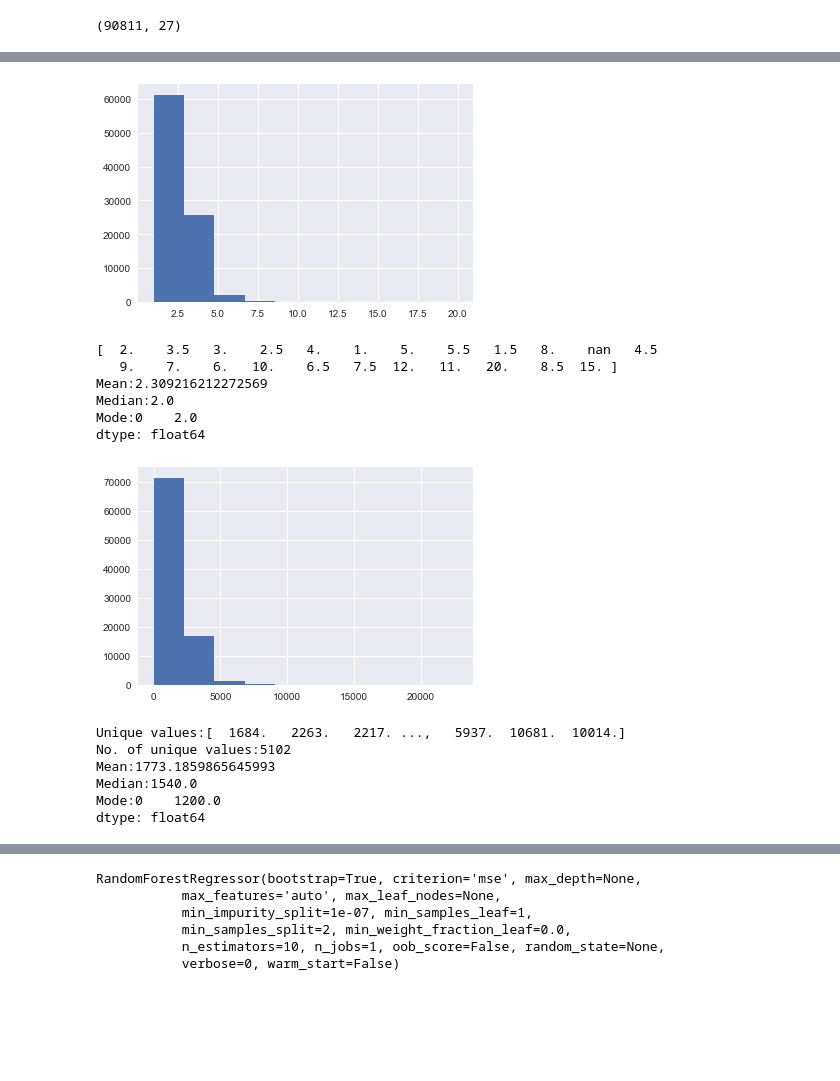
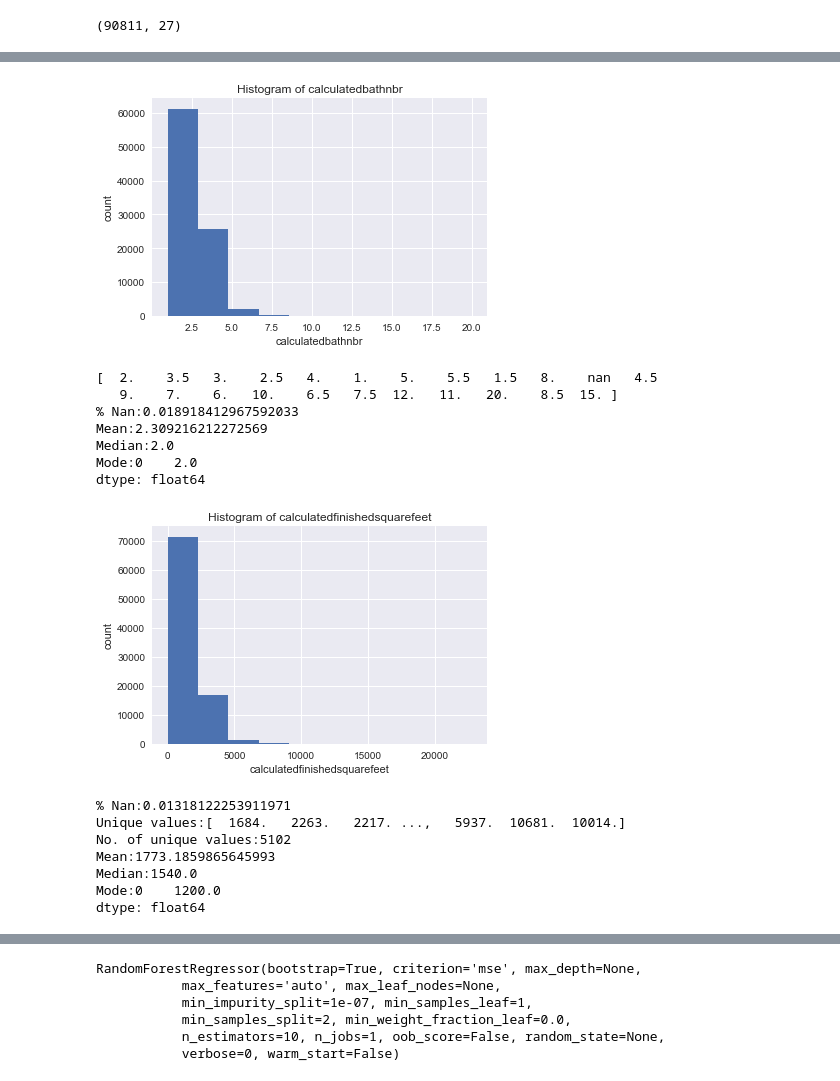
Before and after one commit to gurkpet/Supervised-Learning-Capstone, a Jupyter notebook: Zillow+Project.ipynb, the cells around one changed output, grey strips where cells are left out. Drawn from its saved outputs; the diff is of its cells as text; code cells hidden in the pictures; blank space fills up the shorter version.

```diff
--- a/Zillow+Project.ipynb
+++ b/Zillow+Project.ipynb
@@ -151,15 +172,20 @@ train_df['bedroomcnt'].fillna(train_df['bedroomcnt'].median(), inplace = True)
 # %%
 #inspect calculatedbathnbr count
 plt.hist(train_df['calculatedbathnbr'].dropna())
+plt.xlabel('calculatedbathnbr')
+plt.ylabel('count')
+plt.title('Histogram of calculatedbathnbr')
 plt.show()
 print(train_df['calculatedbathnbr'].unique())
+print('% Nan:{}'.format(train_df['calculatedbathnbr'].isnull().sum()/len(train_df)))
 print('Mean:{}'.format(train_df['calculatedbathnbr'].mean()))
 print('Median:{}'.format(train_df['calculatedbathnbr'].median()))
 print('Mode:{}'.format(train_df['calculatedbathnbr'].mode()))
 # %% [output]
-[figure, old version]
+[figure, new version]
 [  2.    3.5   3.    2.5   4.    1.    5.    5.5   1.5   8.    nan   4.5
    9.    7.    6.   10.    6.5   7.5  12.   11.   20.    8.5  15. ]
+% Nan:0.018918412967592033
 Mean:2.309216212272569
 Median:2.0
 Mode:0    2.0
@@ -170,14 +196,19 @@ train_df['calculatedbathnbr'].fillna(train_df['calculatedbathnbr'].median(), inp
 # %%
 #inspect calculatedfinishedsquarefeet count
 plt.hist(train_df['calculatedfinishedsquarefeet'].dropna())
+plt.xlabel('calculatedfinishedsquarefeet')
+plt.ylabel('count')
+plt.title('Histogram of calculatedfinishedsquarefeet')
 plt.show()
+print('% Nan:{}'.format(train_df['calculatedfinishedsquarefeet'].isnull().sum()/len(train_df)))
 print('Unique values:{}'.format(train_df['calculatedfinishedsquarefeet'].unique()))
 print('No. of unique values:{}'.format(train_df['calculatedfinishedsquarefeet'].nunique()))
 print('Mean:{}'.format(train_df['calculatedfinishedsquarefeet'].mean()))
 print('Median:{}'.format(train_df['calculatedfinishedsquarefeet'].median()))
 print('Mode:{}'.format(train_df['calculatedfinishedsquarefeet'].mode()))
 # %% [output]
-[figure, old version]
+[figure, new version]
+% Nan:0.01318122253911971
 Unique values:[  1684.   2263.   2217. ...,   5937.  10681.  10014.]
 No. of unique values:5102
 Mean:1773.1859865645993
```
Also changed, not shown: parts of 84 cells of this notebook, 1 other file.
